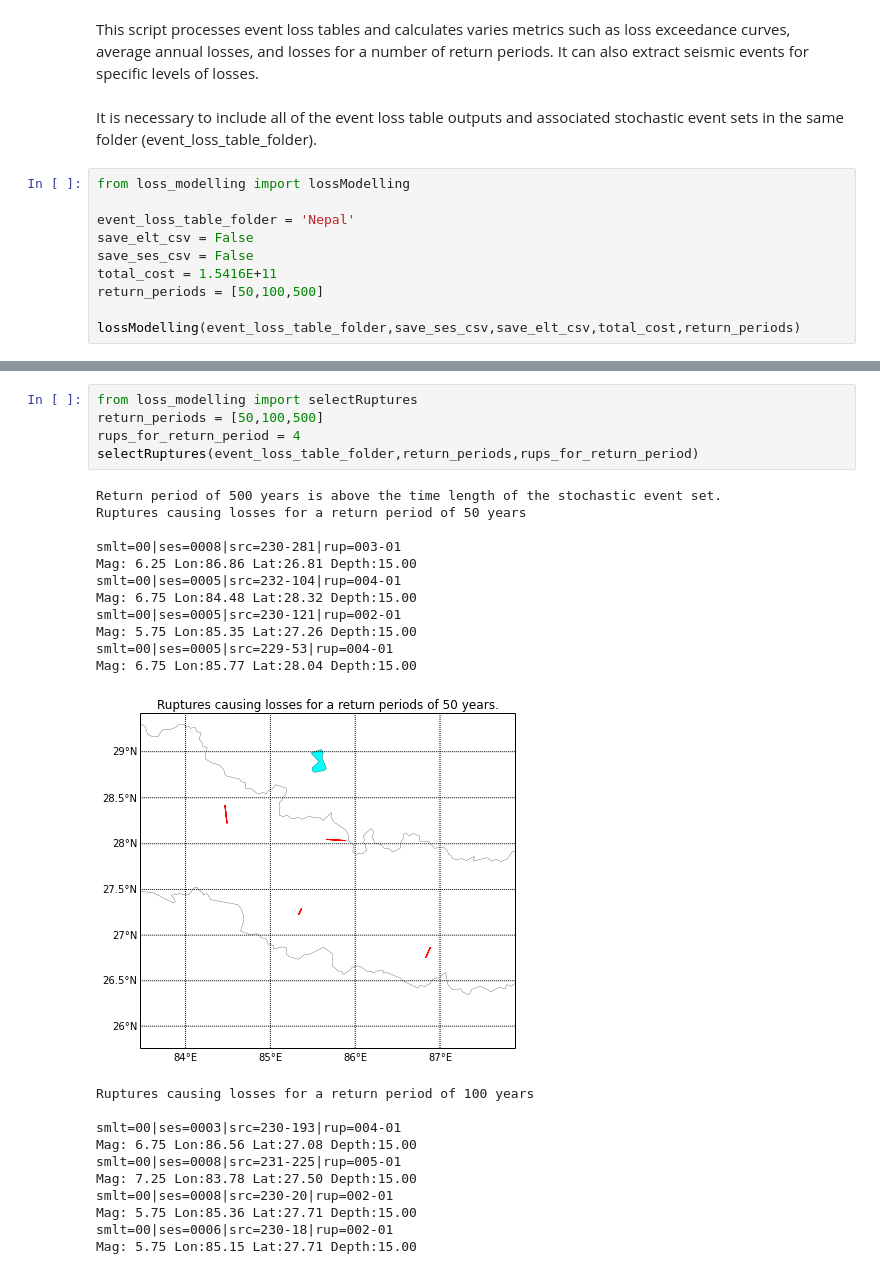
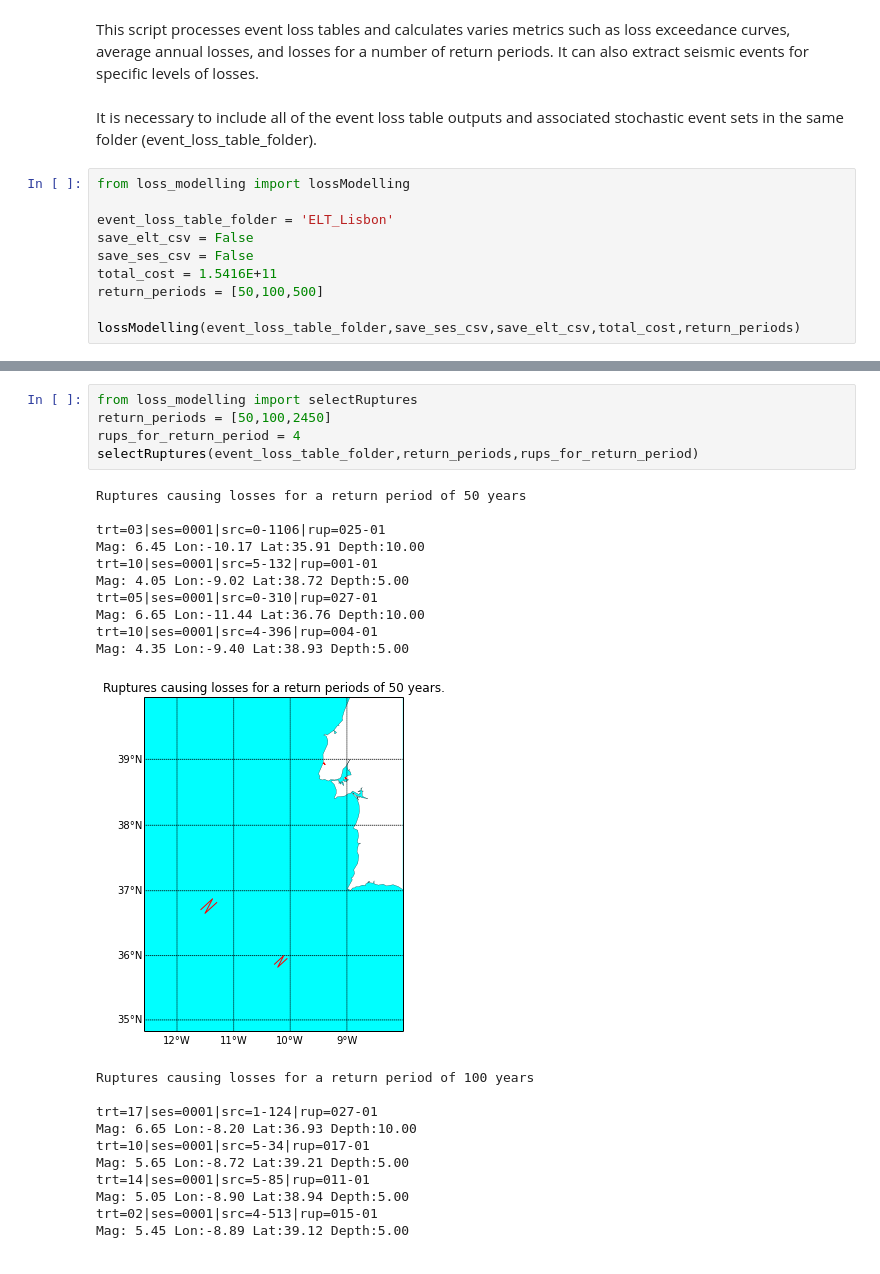
Before and after one commit to ccasotto/RMTK-backup, a Jupyter notebook: rmtk/risk/event_loss_tables/loss_modelling.ipynb, the cells around one changed output, grey strips where cells are left out. Cells and saved outputs as stored; diff of their text form.

```diff
--- a/rmtk/risk/event_loss_tables/loss_modelling.ipynb
+++ b/rmtk/risk/event_loss_tables/loss_modelling.ipynb
@@ -8,7 +8,7 @@ It is necessary to include all of the event loss table outputs and associated st
 # %%
 from loss_modelling import lossModelling
 
-event_loss_table_folder = 'Nepal'
+event_loss_table_folder = 'ELT_Lisbon'
 save_elt_csv = False
 save_ses_csv = False
 total_cost = 1.5416E+11
@@ -32,28 +33,27 @@ Return period of 500 years is above the time length of the stochastic event set.
 # %%
 from loss_modelling import selectRuptures
-return_periods = [50,100,500]
+return_periods = [50,100,2450]
 rups_for_return_period = 4
 selectRuptures(event_loss_table_folder,return_periods,rups_for_return_period)
 # %% [output]
-Return period of 500 years is above the time length of the stochastic event set.
 Ruptures causing losses for a return period of 50 years
 
-smlt=00|ses=0008|src=230-281|rup=003-01
-Mag: 6.25 Lon:86.86 Lat:26.81 Depth:15.00
-smlt=00|ses=0005|src=232-104|rup=004-01
-Mag: 6.75 Lon:84.48 Lat:28.32 Depth:15.00
-smlt=00|ses=0005|src=230-121|rup=002-01
-Mag: 5.75 Lon:85.35 Lat:27.26 Depth:15.00
-smlt=00|ses=0005|src=229-53|rup=004-01
-Mag: 6.75 Lon:85.77 Lat:28.04 Depth:15.00
+trt=03|ses=0001|src=0-1106|rup=025-01
+Mag: 6.45 Lon:-10.17 Lat:35.91 Depth:10.00
+trt=10|ses=0001|src=5-132|rup=001-01
+Mag: 4.05 Lon:-9.02 Lat:38.72 Depth:5.00
+trt=05|ses=0001|src=0-310|rup=027-01
+Mag: 6.65 Lon:-11.44 Lat:36.76 Depth:10.00
+trt=10|ses=0001|src=4-396|rup=004-01
+Mag: 4.35 Lon:-9.40 Lat:38.93 Depth:5.00
-[figure, old version]
+[figure, new version]
 Ruptures causing losses for a return period of 100 years
 
-smlt=00|ses=0003|src=230-193|rup=004-01
-Mag: 6.75 Lon:86.56 Lat:27.08 Depth:15.00
-smlt=00|ses=0008|src=231-225|rup=005-01
-Mag: 7.25 Lon:83.78 Lat:27.50 Depth:15.00
-smlt=00|ses=0008|src=230-20|rup=002-01
-Mag: 5.75 Lon:85.36 Lat:27.71 Depth:15.00
-smlt=00|ses=0006|src=230-18|rup=002-01
-Mag: 5.75 Lon:85.15 Lat:27.71 Depth:15.00
+trt=17|ses=0001|src=1-124|rup=027-01
+Mag: 6.65 Lon:-8.20 Lat:36.93 Depth:10.00
+trt=10|ses=0001|src=5-34|rup=017-01
+Mag: 5.65 Lon:-8.72 Lat:39.21 Depth:5.00
+trt=14|ses=0001|src=5-85|rup=011-01
+Mag: 5.05 Lon:-8.90 Lat:38.94 Depth:5.00
+trt=02|ses=0001|src=4-513|rup=015-01
+Mag: 5.45 Lon:-8.89 Lat:39.12 Depth:5.00
```
Also changed, not shown: parts of 2 cells of this notebook, 8 other files.
